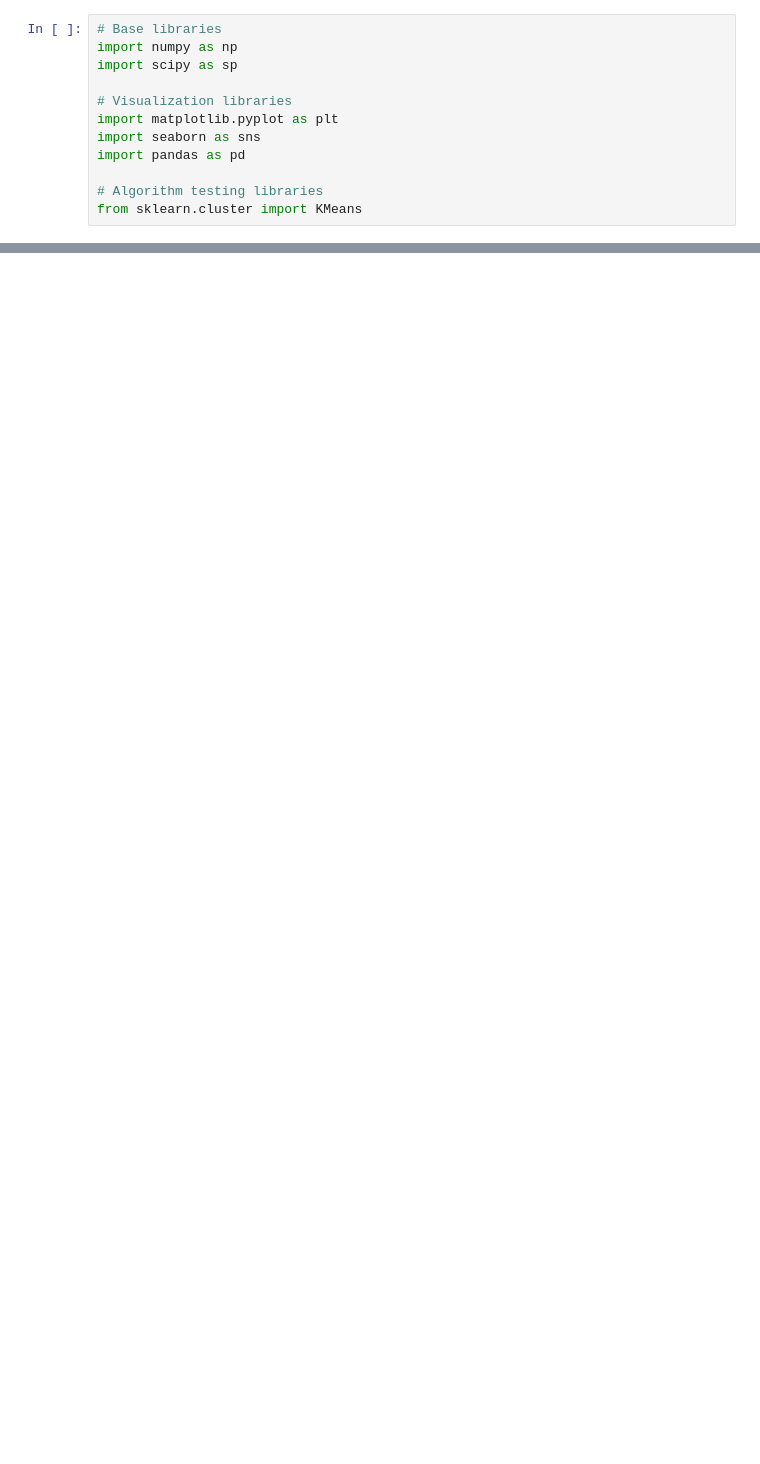
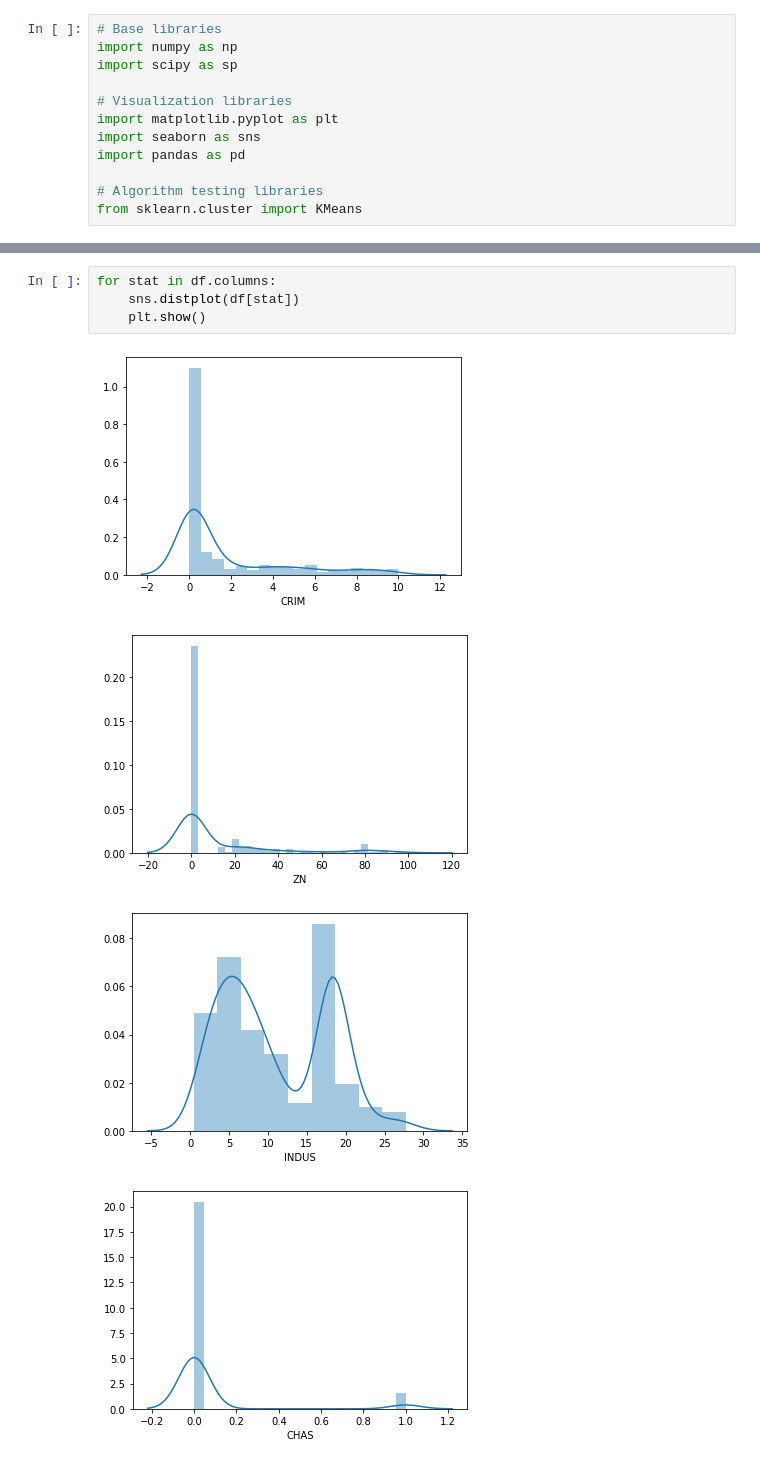
Before and after one commit to lechemrc/CS-Build-Week, a Jupyter notebook: project.ipynb, the cells around one changed output, grey strips where cells are left out. Drawn from its saved outputs; the diff is of its cells as text; blank space fills up the shorter version.

```diff
--- a/project.ipynb
+++ b/project.ipynb
@@ -37,0 +54,9 @@ Columns: 1986
+# %%
+for stat in df.columns:
+    sns.distplot(df[stat])
+    plt.show()
+# %% [output]
+[figure, added]
+[figure, added]
+[figure, added]
+[figure, added]
```
Also changed, not shown: parts of 7 cells of this notebook, 3 other files.
